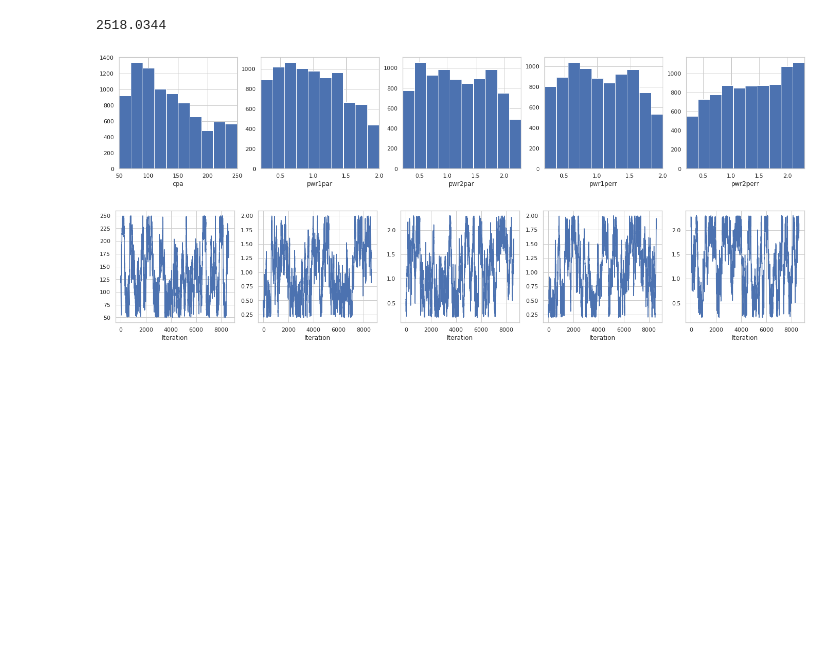
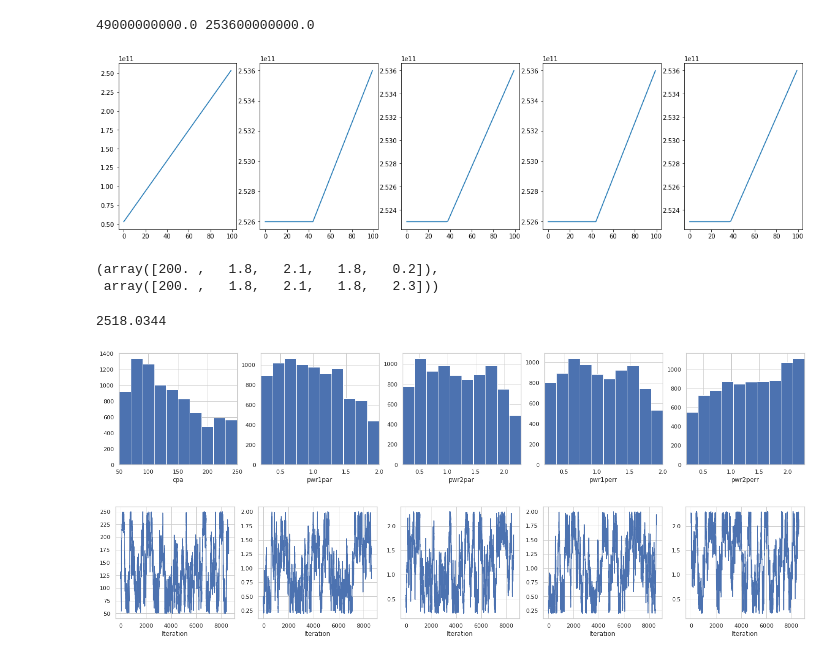
Before and after one commit to hawaii-ai/GalacticCosmicRays, a Jupyter notebook: notebooks/hmc.ipynb, the cells around one changed output. Saved outputs shown, nothing was run; the diff lists cells and outputs as text; code cells hidden in the pictures; blank space fills up the shorter version.

```diff
--- a/notebooks/experimental/hmc_gcr_adaptivesteps.ipynb
+++ b/notebooks/hmc.ipynb
@@ -13,6 +13,7 @@ from jax import random, vmap, jit, grad
 assert jax.default_backend() == 'gpu'
 
 import numpy as np
+import time
 from datetime import datetime
 import matplotlib.pyplot as plt
 from functools import partial
@@ -32,19 +33,10 @@ from oryx.core.ppl import intervene
 from oryx.core.ppl import conditional
 from oryx.core.ppl import graph_replace
 from oryx.core.ppl import nest
-
 #tfd = oryx.distributions
 state = oryx.core.state
 ppl = oryx.core.ppl
-inverse = oryx.core.inverse
-ildj = oryx.core.ildj
-plant = oryx.core.plant
-reap = oryx.core.reap
-sow = oryx.core.sow
-unzip = oryx.core.unzip
-nn = oryx.experimental.nn
-mcmc = oryx.experimental.mcmc
-optimizers = oryx.experimental.optimizers # Oryx based on https://github.com/deepmind/optax
+
 
 def load_data_ams():
     """ Load AMS data from Claudio."""
@@ -135,11 +127,46 @@ def define_target_log_prob(model, xloc, iloc, observed, uncertainty, alpha, cmf,
     return target_log_prob
 
 # Load trained NN model that maps 7 parameters to predicted flux at rigidity vals range(245).
-model = elegy.load('my_model')
+model = elegy.load('./my_model')
 model.run_eagerly = True # Settable attribute. Required to be true for ppmodel.
 
 # Load observation data.
 xloc, iloc, observed, uncertainty, alpha, cmf = load_preprocessed_data_ams()
+
+# Initialize target_log_prob
+target_log_prob = define_target_log_prob(model, xloc, iloc, observed, uncertainty, alpha, cmf, key=random.PRNGKey(0))
+# %%
+MIN_VALS = np.array([50., 0.2, 0.2, 0.2, 0.2])
+MAX_VALS = np.array([250., 2., 2.3, 2., 2.3])
+
+print(target_log_prob(MIN_VALS), target_log_prob(MAX_VALS))
+x = np.linspace(MIN_VALS, MAX_VALS, 100)
+y = jax.vmap(target_log_prob)(x)
+plt.plot(y)
+# %% [output]
+49000000000.0 253600000000.0
+# %%
+MIN_VALS = np.array([50., 0.2, 0.2, 0.2, 0.2])
+MAX_VALS = np.array([250., 2., 2.3, 2., 2.3])
+START =  MAX_VALS #MAX_VALS - MIN_VALS
+
+plt.figure(figsize=(20, 5))
+for i in range(5):
+    p1 = START.copy()
+    p1[i] = MIN_VALS[i]
+    p2 = START.copy()
+    p2[i] = MAX_VALS[i]
+    x = np.linspace(p1, p2, 100)
+    y = jax.vmap(target_log_prob)(x)
+    plt.subplot(1,5,i+1)
+    plt.plot(y)
+# %% [output]
+[figure, added]
+# %%
+p1, p2
+# %% [output]
+(array([200. ,   1.8,   2.1,   1.8,   0.2]),
+ array([200. ,   1.8,   2.1,   1.8,   2.3]))
 # %%
 %%time
 
```
Also changed, not shown: parts of 1 cell of this notebook, 4 other files.
